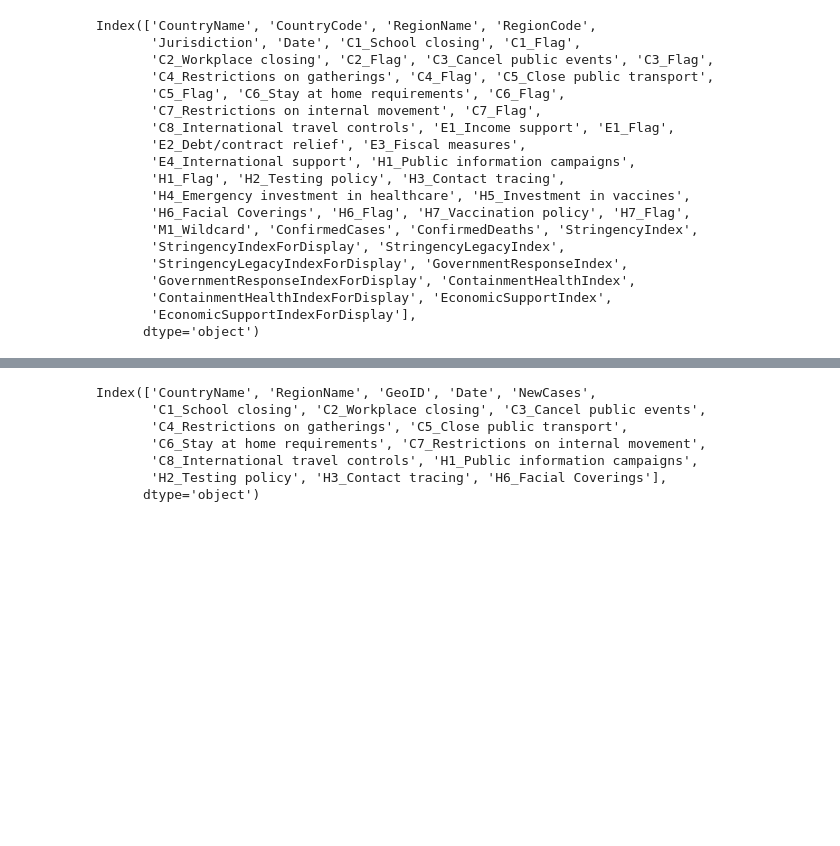
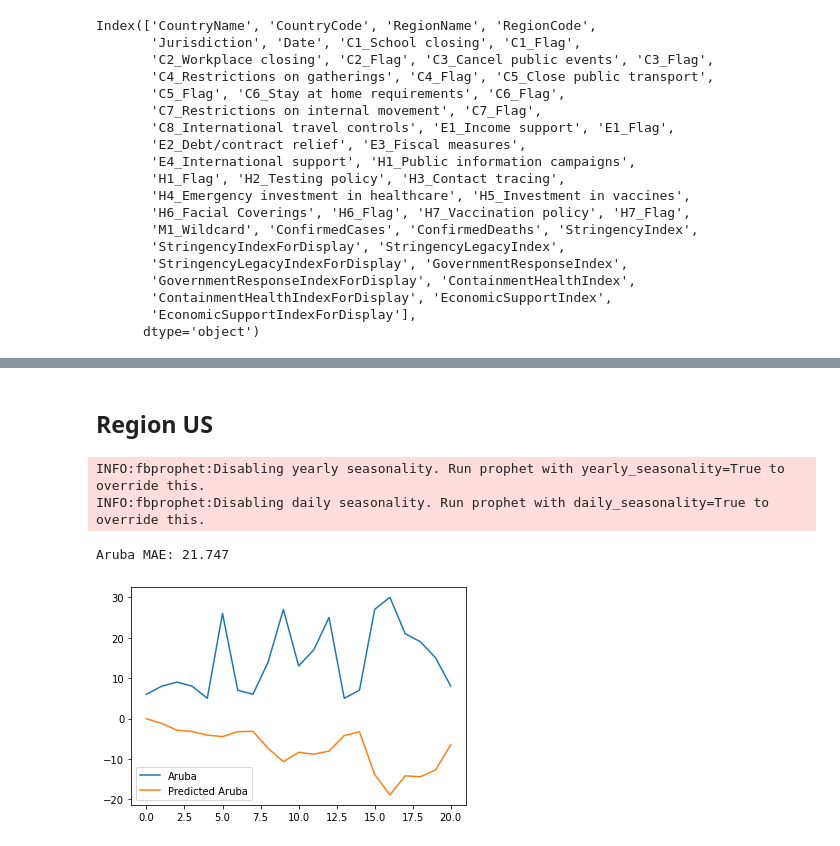
Before and after one commit to georgian-io/covid-xprize, a Jupyter notebook: covid_xprize/examples/predictors/linear/prophet.ipynb, the cells around one changed output, grey strips where cells are left out. Drawn from its saved outputs; the diff is of its cells as text; code cells hidden in the pictures; blank space fills up the shorter version.

```diff
--- a/covid_xprize/examples/predictors/linear/prophet.ipynb
+++ b/covid_xprize/examples/predictors/linear/prophet.ipynb
@@ -227,10 +191,25 @@ Canada MAE: 629.624
-# %%
-test.columns
-# %% [output]
-Index(['CountryName', 'RegionName', 'GeoID', 'Date', 'NewCases',
-       'C1_School closing', 'C2_Workplace closing', 'C3_Cancel public events',
-       'C4_Restrictions on gatherings', 'C5_Close public transport',
-       'C6_Stay at home requirements', 'C7_Restrictions on internal movement',
-       'C8_International travel controls', 'H1_Public information campaigns',
-       'H2_Testing policy', 'H3_Contact tracing', 'H6_Facial Coverings'],
-      dtype='object')
+# %% [markdown]
+## Region US
+# %%
+# calculate MAE between expected and predicted values
+train, test = get_modeling_sets(['Aruba__nan'])
+
+model =  fit_multi_reg_model(features=npi_cols, train=train)
+
+for country in ['Aruba']:
+    y_multi_reg_pred = get_predictions(model, test, country)
+    y_true_df = test[(np.datetime64("2020-12-06") >= test.Date)]
+    y_true= y_true_df[y_true_df['CountryName'] == country]['NewCases'].values
+    mae = mean_absolute_error(y_true, y_multi_reg_pred)
+    print(f'{country} MAE: %.3f' % mae)
+    # plot expected vs actual
+    pyplot.plot(y_true, label=country)
+    pyplot.plot(y_multi_reg_pred, label=f'Predicted {country}')
+
+pyplot.legend()
+pyplot.show()
+# %% [output]
+INFO:fbprophet:Disabling yearly seasonality. Run prophet with yearly_seasonality=True to override this.
+INFO:fbprophet:Disabling daily seasonality. Run prophet with daily_seasonality=True to override this.
+Aruba MAE: 21.747
+[figure, added]
```
Also changed, not shown: parts of 11 cells of this notebook, 2 other files.
